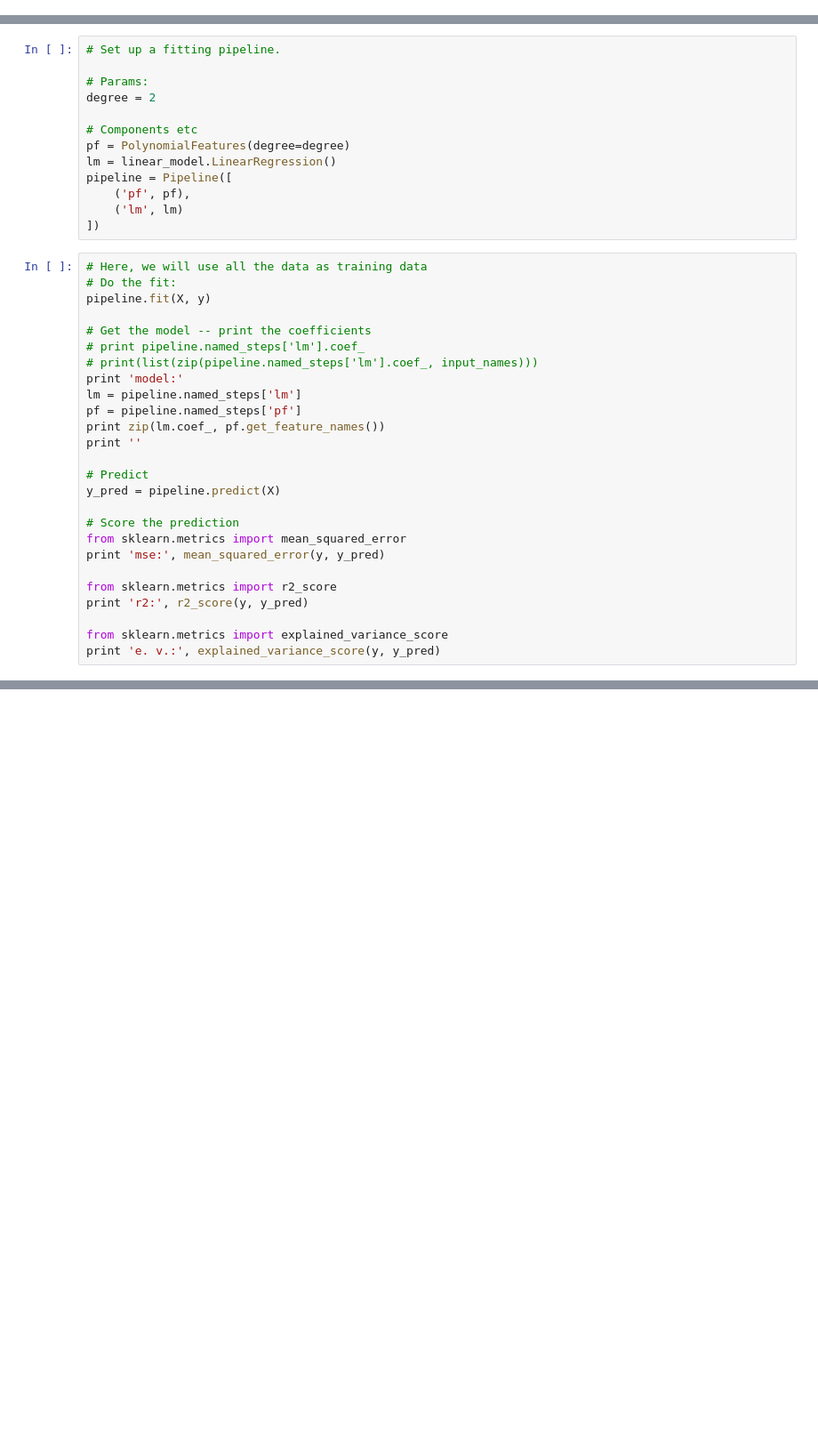
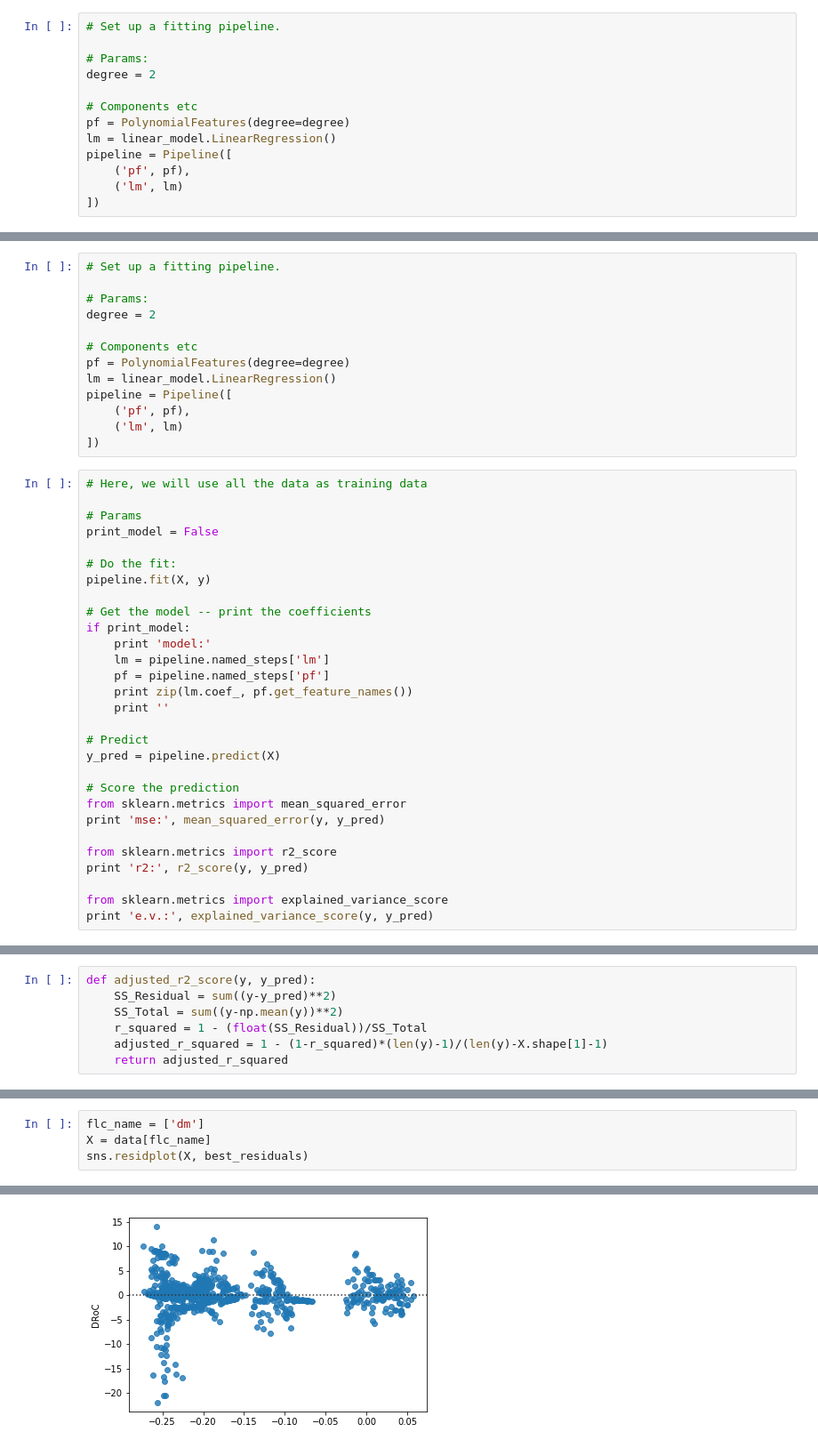
Before and after one commit to phlippieb/mpy, a Jupyter notebook: multiple polynomial regression 1.ipynb, the cells around one changed output, grey strips where cells are left out. Shown at 89% size. Drawn from its saved outputs; the diff is of its cells as text; blank space fills up the shorter version.

Commit message:
Update notebook for multiple polynomial regression

```diff
--- a/multiple polynomial regression 1.ipynb
+++ b/multiple polynomial regression 1.ipynb
@@ -131,0 +152,13 @@ Done.
+# %%
+# Set up a fitting pipeline.
+
+# Params:
+degree = 2
+
+# Components etc
+pf = PolynomialFeatures(degree=degree)
+lm = linear_model.LinearRegression()
+pipeline = Pipeline([
+    ('pf', pf),
+    ('lm', lm)
+])
@@ -164,17 +340,20 @@ pipeline = Pipeline([
 ])
 # %%
 # Here, we will use all the data as training data
+
+# Params
+print_model = False
+
 # Do the fit:
 pipeline.fit(X, y)
 
 # Get the model -- print the coefficients
-# print pipeline.named_steps['lm'].coef_
-# print(list(zip(pipeline.named_steps['lm'].coef_, input_names)))
-print 'model:'
-lm = pipeline.named_steps['lm']
-pf = pipeline.named_steps['pf']
-print zip(lm.coef_, pf.get_feature_names())
-print ''
+if print_model:
+    print 'model:'
+    lm = pipeline.named_steps['lm']
+    pf = pipeline.named_steps['pf']
+    print zip(lm.coef_, pf.get_feature_names())
+    print ''
 
 # Predict
 y_pred = pipeline.predict(X)
@@ -187,5 +366,5 @@ from sklearn.metrics import r2_score
 print 'r2:', r2_score(y, y_pred)
 
 from sklearn.metrics import explained_variance_score
-print 'e. v.:', explained_variance_score(y, y_pred)
+print 'e.v.:', explained_variance_score(y, y_pred)
 # %% [output]
@@ -238,0 +448,7 @@ e. v.: 1.0
+# %%
+def adjusted_r2_score(y, y_pred):
+    SS_Residual = sum((y-y_pred)**2)
+    SS_Total = sum((y-np.mean(y))**2)
+    r_squared = 1 - (float(SS_Residual))/SS_Total
+    adjusted_r_squared = 1 - (1-r_squared)*(len(y)-1)/(len(y)-X.shape[1]-1)
+    return adjusted_r_squared
@@ -238,0 +587,5 @@ e. v.: 1.0
+# %%
+flc_name = ['dm']
+X = data[flc_name]
+sns.residplot(X, best_residuals)
+# %% [output]
@@ -238,0 +593 @@ e. v.: 1.0
+[figure, added]
```
Also changed, not shown: parts of 24 cells of this notebook.
